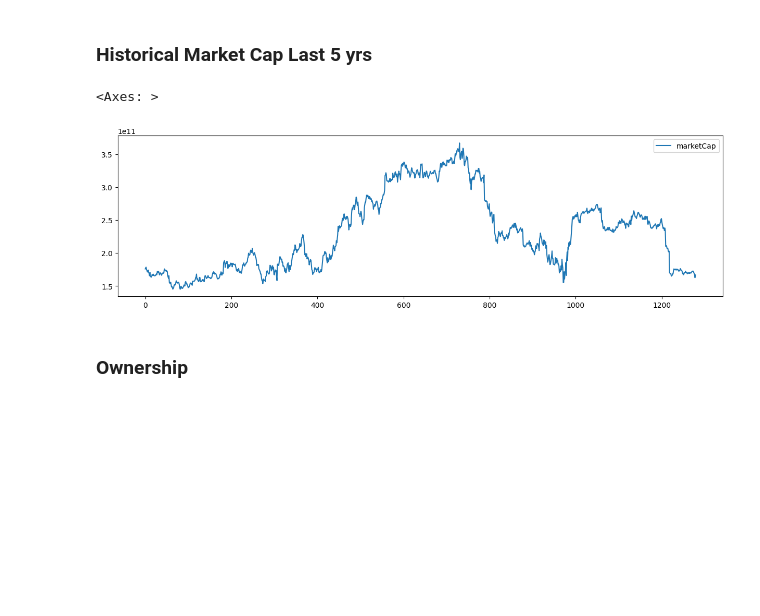
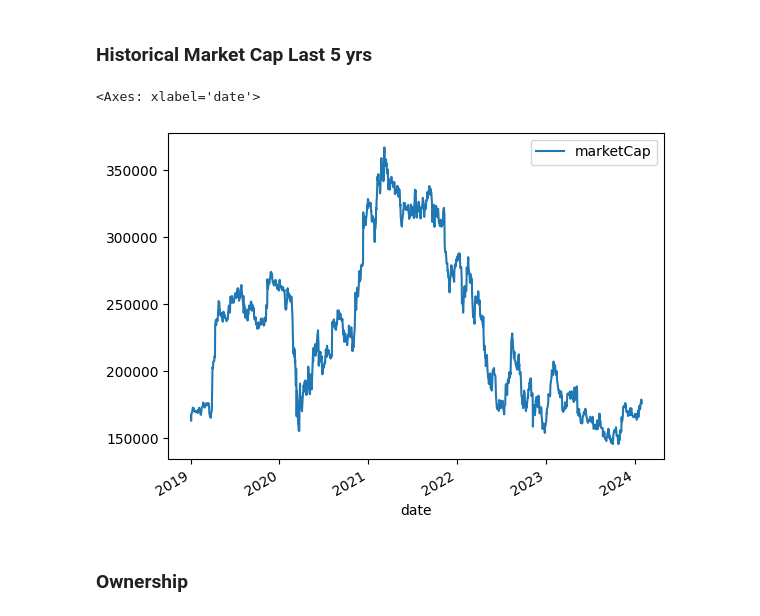
Before and after one commit to mmistroni/OpenBB_Experiments, a Jupyter notebook: OpenBBFinancialAnalysis.ipynb, the cells around one changed output. Saved outputs shown, nothing was run; the diff lists cells and outputs as text; code cells hidden in the pictures; blank space fills up the shorter version.

```diff
--- a/OpenBBFinancialAnalysis.ipynb
+++ b/OpenBBFinancialAnalysis.ipynb
@@ -469,16 +469,19 @@ obb.equity.fundamental.cash_growth(symbol=TICKER, limit=10)
 # %%
 end_date = date.today()
 start_date = date(end_date.year-5, 1, 1)
 fmp_url =  f"https://financialmodelingprep.com/api/v3/historical-market-capitalization/{TICKER}?from={start_date.strftime('%Y-%m-%d')}&to={end_date.strftime('%Y-%m-%d')}&apikey={getfmpkeys()}"
 data = requests.get(fmp_url).json()
 
 df = pd.DataFrame(data)[['date', 'marketCap']]
+df['date'] = pd.to_datetime(df.date)
+df['marketCap'] = df.marketCap / 1000000
 
-
-df.plot(figsize=(15,4))
+df = df.set_index('date')
+#df.plot(figsize=(15,4))
+df.plot()
 # %% [output]
-<Axes: >
+<Axes: xlabel='date'>
-[figure, old version]
+[figure, new version]
 # %% [markdown]
 ### Ownership
 # %%
```
